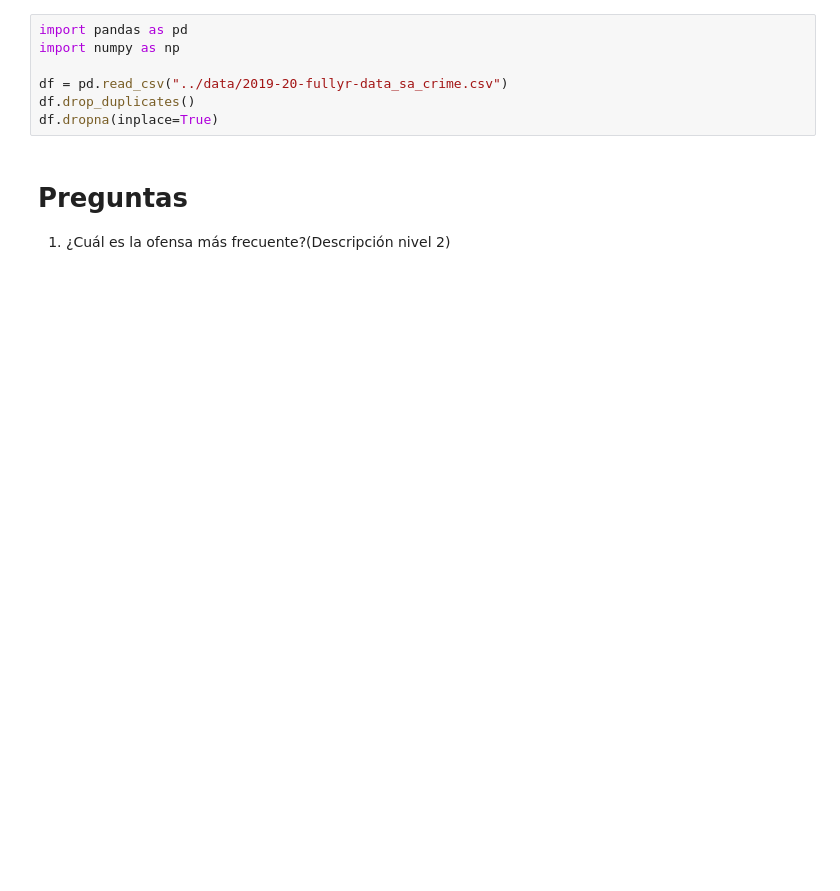
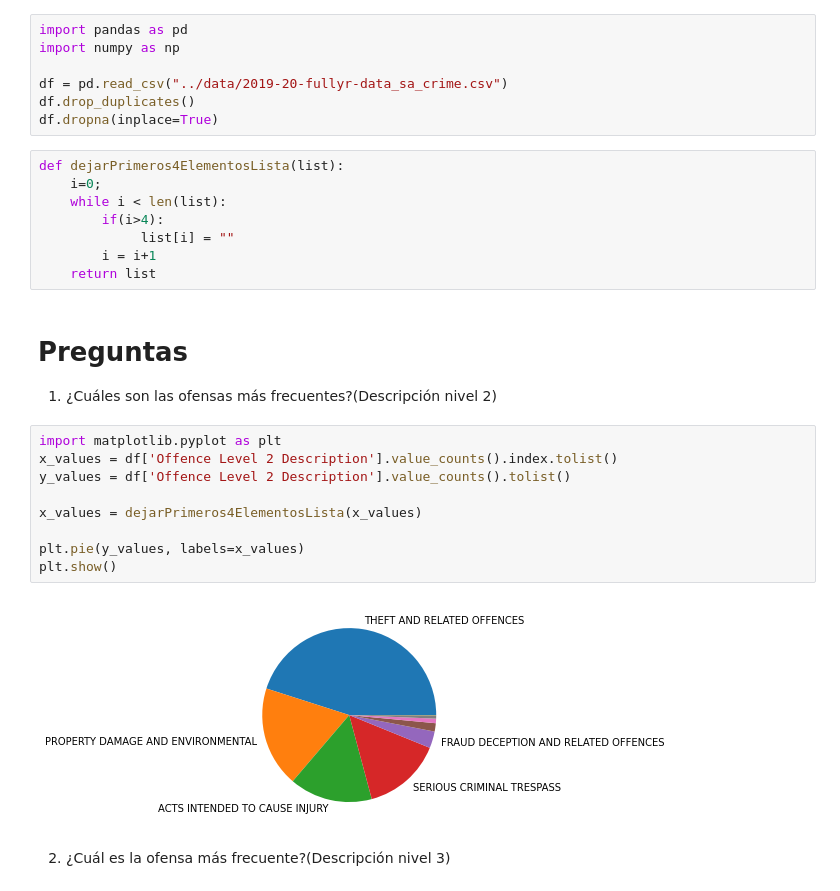
Before and after one commit to SimonAtias/Trabajos, a Jupyter notebook: Tec. Soporte Informático 2021/5Preguntas/notebooks/notebook_graficos.ipynb, the cells around one changed output. Drawn from its saved outputs; the diff is of its cells as text; blank space fills up the shorter version.

```diff
--- a/Tec. Soporte Informático 2021/5Preguntas/notebooks/notebook_graficos.ipynb
+++ b/Tec. Soporte Informático 2021/5Preguntas/notebooks/notebook_graficos.ipynb
@@ -5,8 +5,29 @@ import numpy as np
 df = pd.read_csv("../data/2019-20-fullyr-data_sa_crime.csv")
 df.drop_duplicates()
 df.dropna(inplace=True)
+# %%
+def dejarPrimeros4ElementosLista(list):
+    i=0;
+    while i < len(list):
+        if(i>4):
+             list[i] = ""
+        i = i+1
+    return list
+# %% [markdown]
+# Preguntas
+1. ¿Cuáles son las ofensas más frecuentes?(Descripción nivel 2)
+# %%
+import matplotlib.pyplot as plt
+x_values = df['Offence Level 2 Description'].value_counts().index.tolist()
+y_values = df['Offence Level 2 Description'].value_counts().tolist()
+
+x_values = dejarPrimeros4ElementosLista(x_values)
+
+plt.pie(y_values, labels=x_values)
+plt.show()
+# %% [output]
+[figure, added]
 # %% [markdown]
-# Preguntas
-1. ¿Cuál es la ofensa más frecuente?(Descripción nivel 2)
+2. ¿Cuál es la ofensa más frecuente?(Descripción nivel 3)
 # %%
 import matplotlib.pyplot as plt
```
Also changed, not shown: parts of 3 cells of this notebook.
